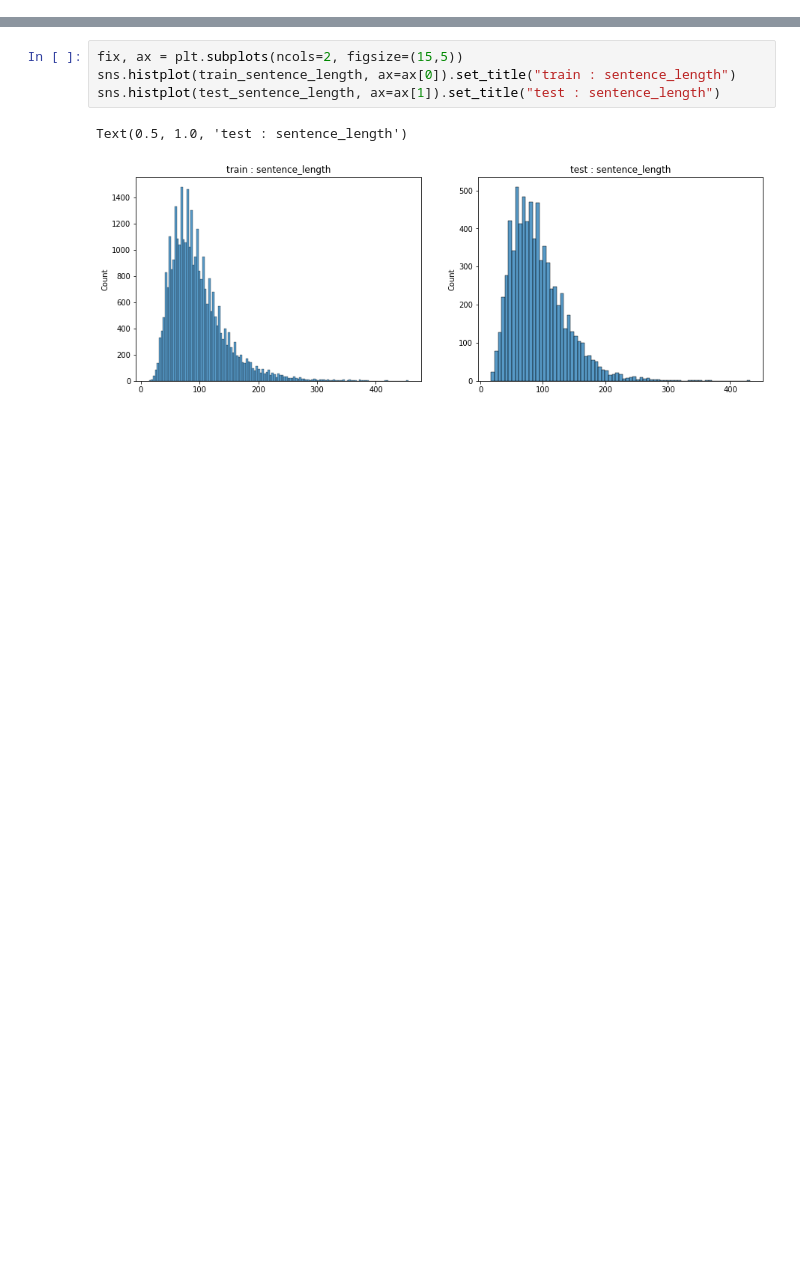
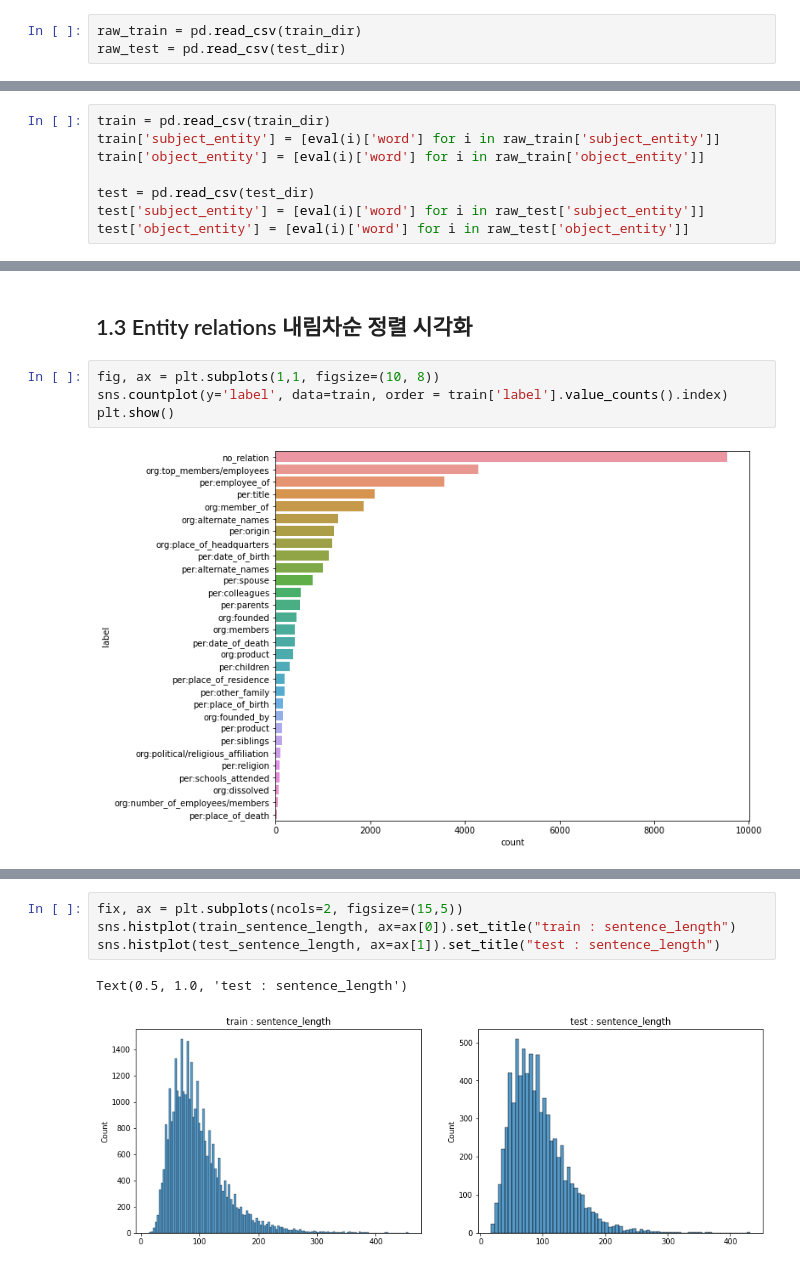
Before and after one commit to boostcampaitech3/level2-klue-level2-nlp-08, a Jupyter notebook: EDA.ipynb, the cells around one changed output, grey strips where cells are left out. Cells and saved outputs as stored; diff of their text form; blank space fills up the shorter version.

```diff
--- a/EDA.ipynb
+++ b/EDA.ipynb
@@ -97,0 +39,3 @@ test_sentence_length = [len(e) for e in test_dataset['sentence']]
+# %%
+raw_train = pd.read_csv(train_dir)
+raw_test = pd.read_csv(test_dir)
@@ -97,0 +62,8 @@ test_sentence_length = [len(e) for e in test_dataset['sentence']]
+# %%
+train = pd.read_csv(train_dir)
+train['subject_entity'] = [eval(i)['word'] for i in raw_train['subject_entity']]
+train['object_entity'] = [eval(i)['word'] for i in raw_train['object_entity']]
+
+test = pd.read_csv(test_dir)
+test['subject_entity'] = [eval(i)['word'] for i in raw_test['subject_entity']]
+test['object_entity'] = [eval(i)['word'] for i in raw_test['object_entity']]
@@ -97,0 +88,8 @@ test_sentence_length = [len(e) for e in test_dataset['sentence']]
+# %% [markdown]
+## 1.3 Entity relations 내림차순 정렬 시각화
+# %%
+fig, ax = plt.subplots(1,1, figsize=(10, 8))
+sns.countplot(y='label', data=train, order = train['label'].value_counts().index)
+plt.show()
+# %% [output]
+[figure, added]
```
Also changed, not shown: parts of 63 cells of this notebook.
